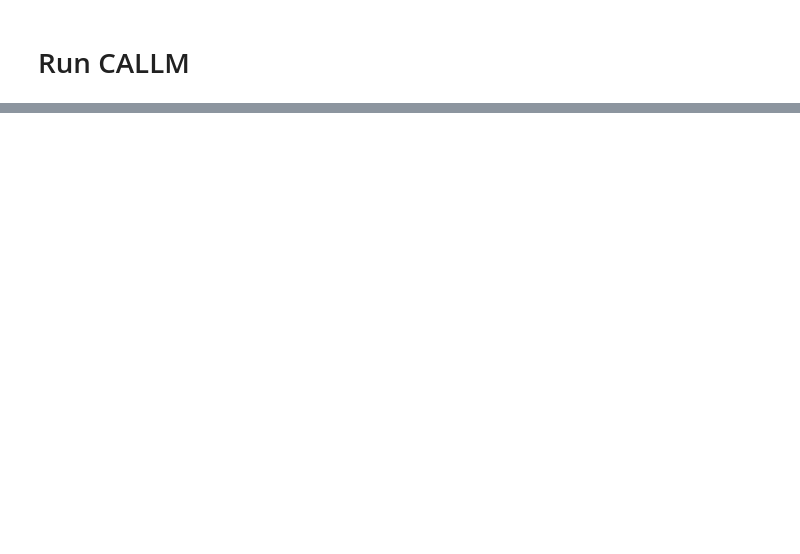
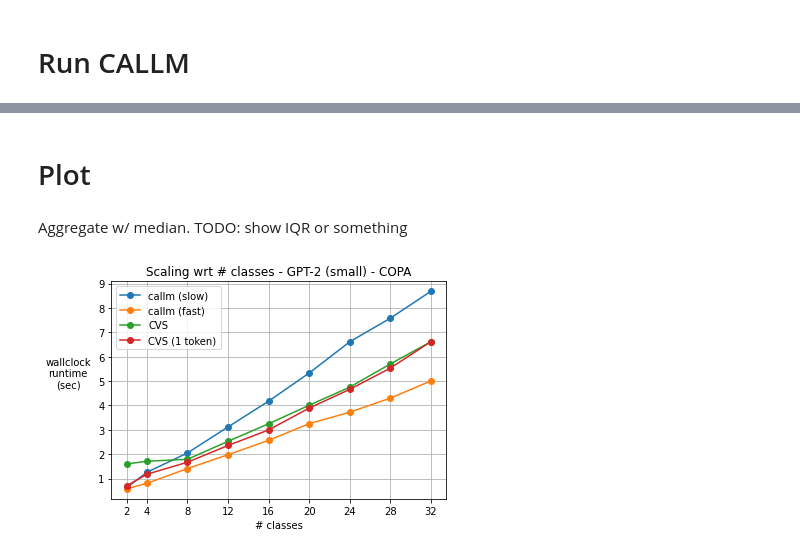
Before and after one commit to kddubey/cappr, a Jupyter notebook: demos/computational_analysis.ipynb, the cells around one changed output, grey strips where cells are left out. Drawn from its saved outputs; the diff is of its cells as text; code cells hidden in the pictures; blank space fills up the shorter version.

Commit message:
[skip actions] First experiment on scaling wrt # classes

```diff
--- a/demos/computational_analysis.ipynb
+++ b/demos/computational_analysis.ipynb
@@ -159,0 +160,4 @@ examples_10 = [Example(prompt=record['prompt'],
+# %%
+NUM_COMPLETIONS = 4 * np.arange(1, 8+1)
+NUM_COMPLETIONS: list[int] = [2] + list(NUM_COMPLETIONS)
+NUM_COMPLETIONS
@@ -159,0 +231,5 @@ examples_10 = [Example(prompt=record['prompt'],
+# %%
+dataloader_kwargs = dict(batch_size=32,
+                         shuffle=False)
+num_batches = 5
+num_replications = 5
@@ -160,2 +242,17 @@ examples_10 = [Example(prompt=record['prompt'],
+# %%
+def nan_array(shape: tuple):
+    a = np.empty(shape)
+    a[:] = np.NaN
+    return a
+
+
+_shape = (len(NUM_COMPLETIONS), num_replications)
+
+func_to_times: dict[str, np.ndarray] = {
+    'callm (slow)':  nan_array(_shape),
+    'callm (fast)':  nan_array(_shape),
+    'CVS':           nan_array(_shape),
+    'CVS (1 token)': nan_array(_shape)
+}
 # %% [markdown]
 # Run CALLM
@@ -213,0 +360,17 @@ for samples_batch in tqdm(generator(texts_mc_dataset_10,
+# %% [markdown]
+# Plot
+# %% [markdown]
+Aggregate w/ median. TODO: show IQR or something
+# %%
+times_df = pd.DataFrame({func: np.median(times, axis=1)
+                         for func, times in func_to_times.items()})
+times_df['# classes'] = NUM_COMPLETIONS
+times_df = times_df.set_index('# classes')
+# %%
+ax = times_df.plot(marker='o',
+                   title='Scaling wrt # classes - GPT-2 (small) - COPA',
+                   grid=True)
+ax.set_ylabel('wallclock\nruntime\n(sec)', rotation='horizontal', labelpad=30)
+ax.set_xticks(NUM_COMPLETIONS);
+# %% [output]
+[figure, added]
```
Also changed, not shown: parts of 48 cells of this notebook, 1 other file.
